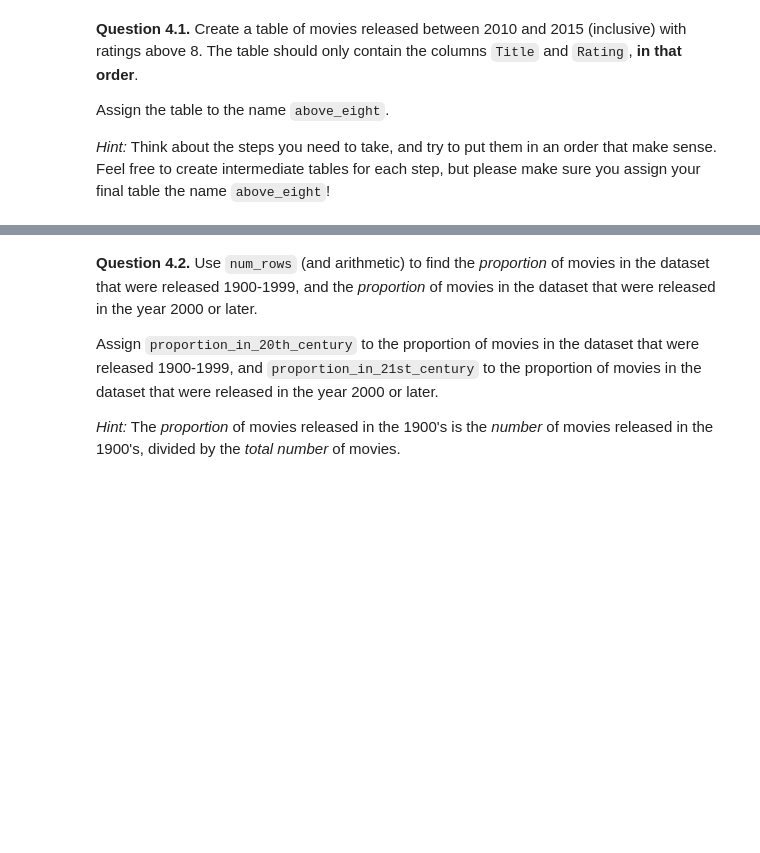
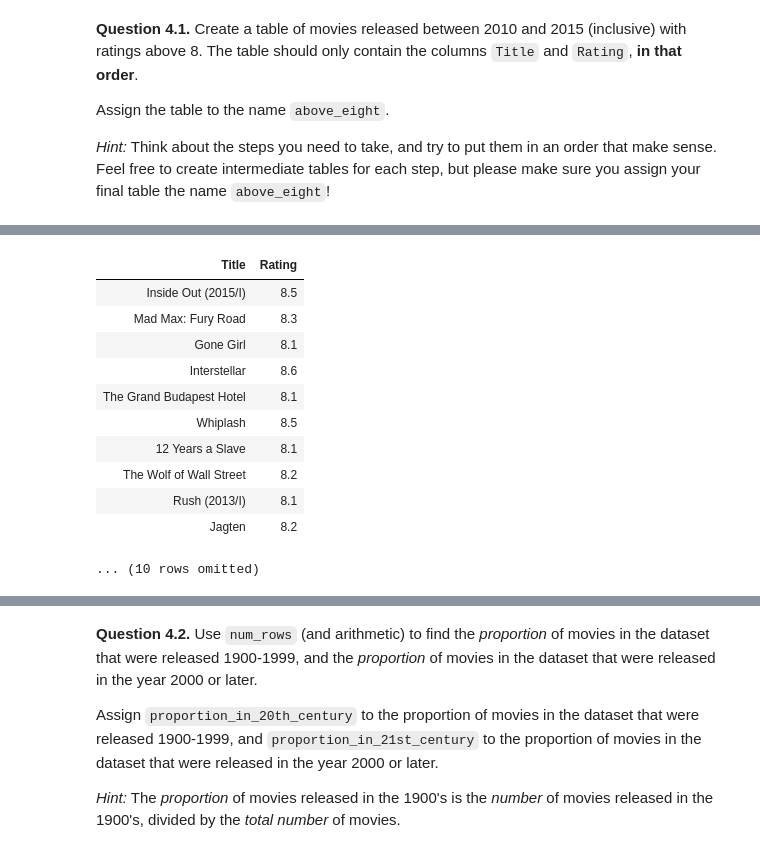
Before and after one commit to jstarr2/25-fall-intro, a Jupyter notebook: lab02/lab02.ipynb, the cells around one changed output, grey strips where cells are left out. Saved outputs shown, nothing was run; the diff lists cells and outputs as text; code cells hidden in the pictures; blank space fills up the shorter version.

```diff
--- a/lab02/lab02.ipynb
+++ b/lab02/lab02.ipynb
@@ -486 +518,24 @@ Assign the table to the name `above_eight`.
+# %%
+Third=second_step.drop('Votes')
+# %%
+Forth=Third.drop('Decade')
+# %%
+Fith=Forth.drop('Year')
+# %%
+Final=Fith.where("Rating",are.above(8)).select("Title","Rating")
+# %%
+Final
+# %% [output]
+| Title | Rating |
+| Inside Out (2015/I) | 8.5 |
+| Mad Max: Fury Road | 8.3 |
+| Gone Girl | 8.1 |
+| Interstellar | 8.6 |
+| The Grand Budapest Hotel | 8.1 |
+| Whiplash | 8.5 |
+| 12 Years a Slave | 8.1 |
+| The Wolf of Wall Street | 8.2 |
+| Rush (2013/I) | 8.1 |
+| Jagten | 8.2 |
+... (10 rows omitted)
 # %%
```
Also changed, not shown: parts of 18 cells of this notebook, 2 other files.
